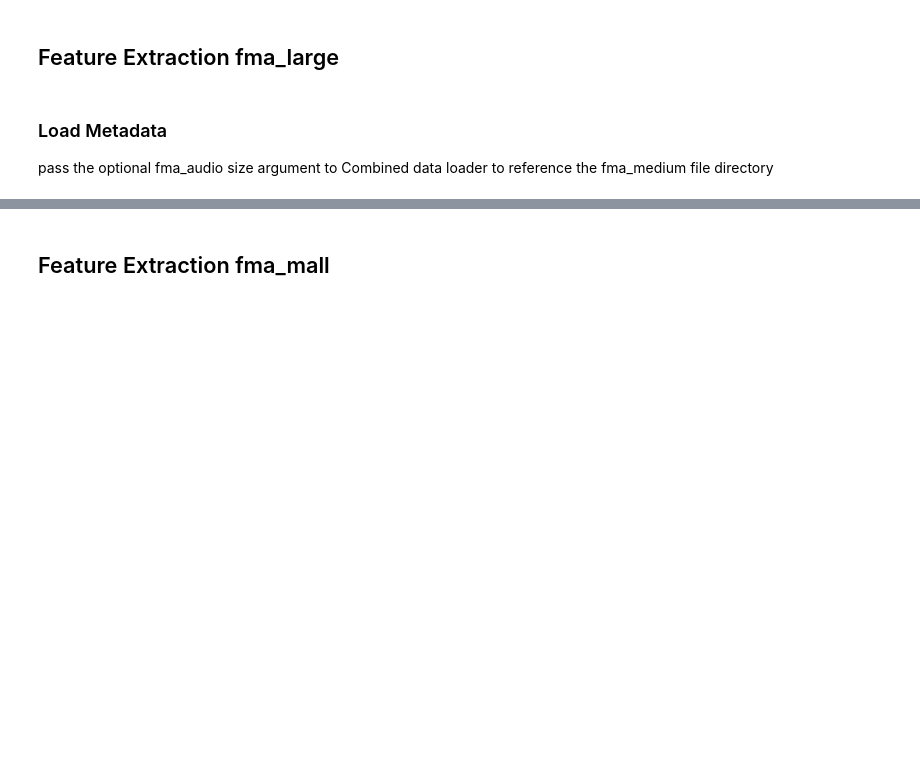
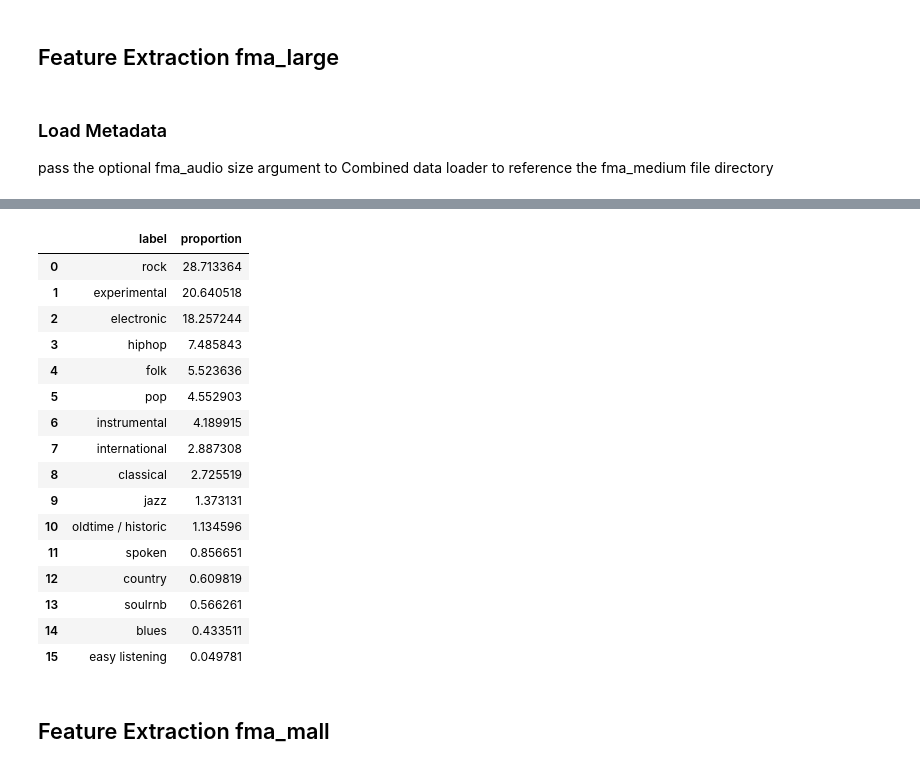
Before and after one commit to BMurp/music_modeling_capstone, a Jupyter notebook: notebooks/data_creation/create_modeling_data.ipynb, the cells around one changed output, grey strips where cells are left out. Cells and saved outputs as stored; diff of their text form; code cells hidden in the pictures; blank space fills up the shorter version.

```diff
--- a/notebooks/data_creation/create_modeling_data.ipynb
+++ b/notebooks/data_creation/create_modeling_data.ipynb
@@ -170,4 +255,24 @@ easy listening          21
 Name: label, dtype: int64
+# %%
+ModelDataLoader('003').class_distribution
+# %% [output]
+|  | label | proportion |
+| 0 | rock | 28.713364 |
+| 1 | experimental | 20.640518 |
+| 2 | electronic | 18.257244 |
+| 3 | hiphop | 7.485843 |
+| 4 | folk | 5.523636 |
+| 5 | pop | 4.552903 |
+| 6 | instrumental | 4.189915 |
+| 7 | international | 2.887308 |
+| 8 | classical | 2.725519 |
+| 9 | jazz | 1.373131 |
+| 10 | oldtime / historic | 1.134596 |
+| 11 | spoken | 0.856651 |
+| 12 | country | 0.609819 |
+| 13 | soulrnb | 0.566261 |
+| 14 | blues | 0.433511 |
+| 15 | easy listening | 0.049781 |
 # %% [markdown]
 ## Feature Extraction fma_mall
 # %% [markdown]
```
Also changed, not shown: parts of 16 cells of this notebook, 3 other files.
